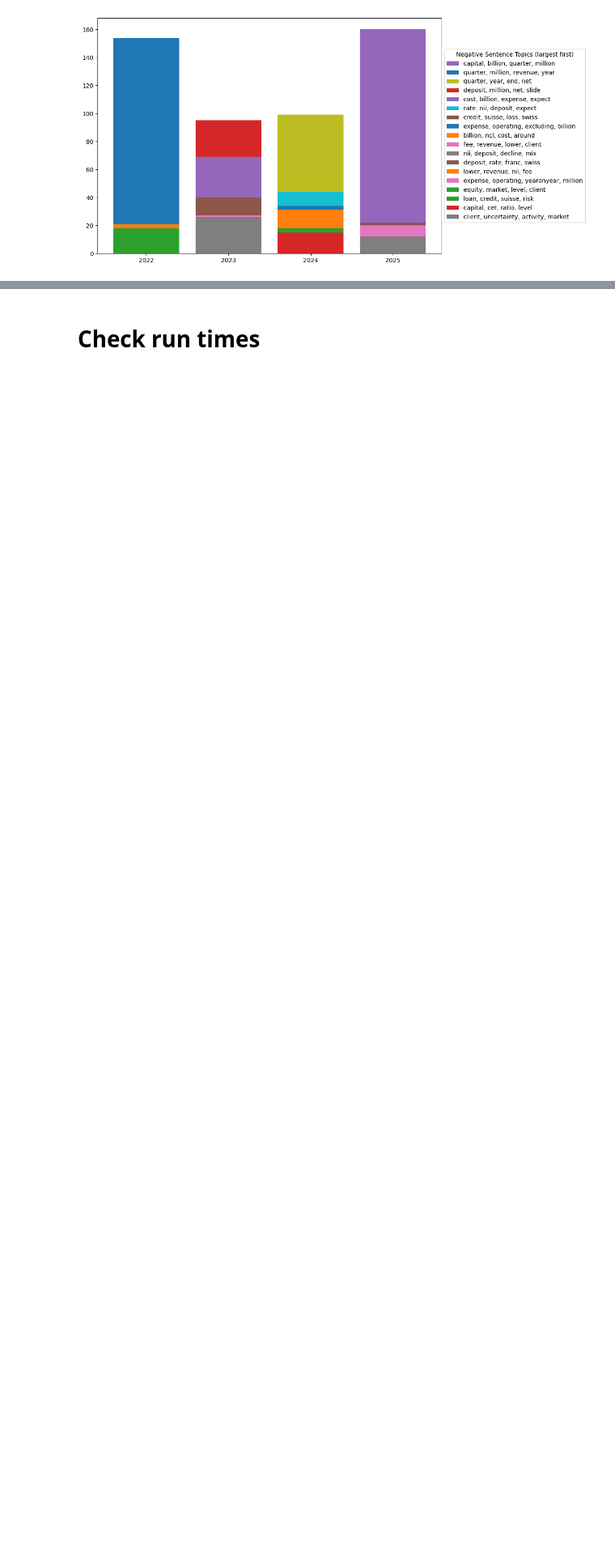
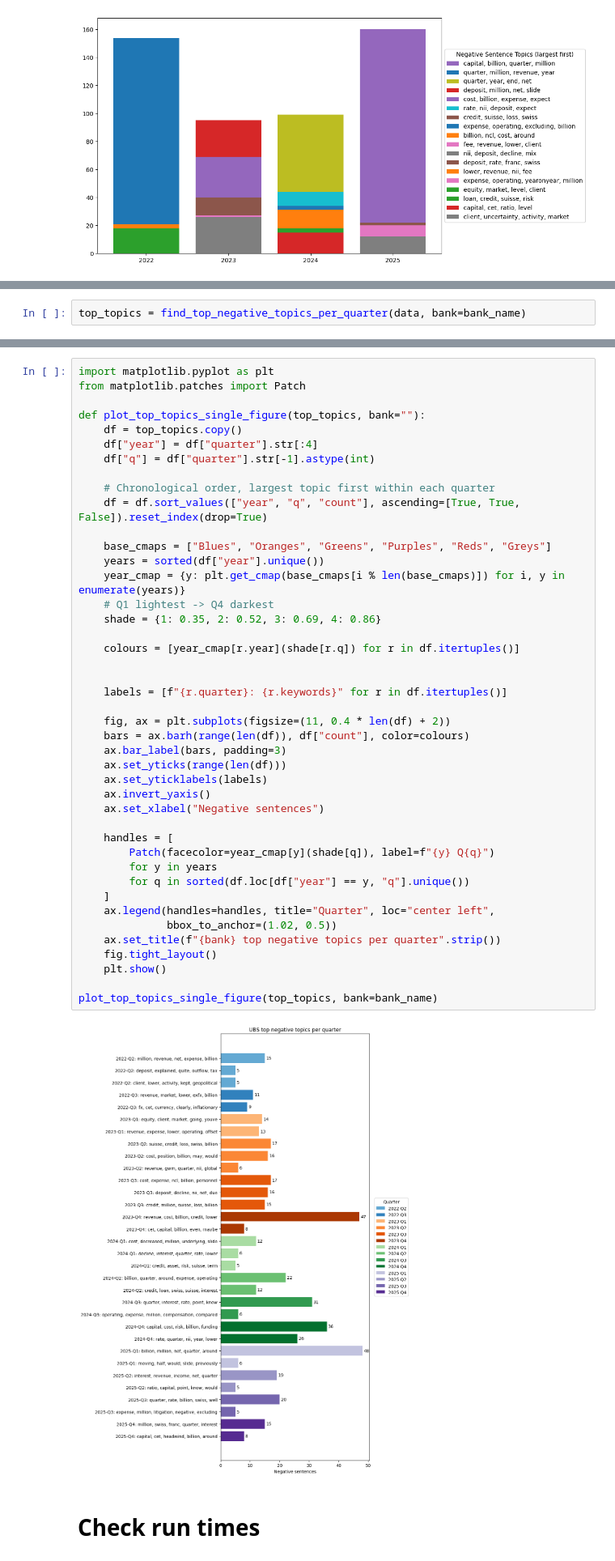
Before and after one commit to maybebool/boe-financial-analysis, a Jupyter notebook: notebooks/rachel/All_in_one/v2_sentiment_classifier/v2_sentiment_classification.ipynb, the cells around one changed output, grey strips where cells are left out. Shown at 81% size. Cells and saved outputs as stored; diff of their text form; blank space fills up the shorter version.

Commit message:
Updated Bertopic plot as top 3 topics per quarter

```diff
--- a/notebooks/rachel/All_in_one/v2_sentiment_classifier/v2_sentiment_classification.ipynb
+++ b/notebooks/rachel/All_in_one/v2_sentiment_classifier/v2_sentiment_classification.ipynb
@@ -1412,0 +1507,2 @@ plt.show()
+# %%
+top_topics = find_top_negative_topics_per_quarter(data, bank=bank_name)
@@ -1413,3 +1532,48 @@ plt.show()
+# %%
+import matplotlib.pyplot as plt
+from matplotlib.patches import Patch
+
+def plot_top_topics_single_figure(top_topics, bank=""):
+    df = top_topics.copy()
+    df["year"] = df["quarter"].str[:4]
+    df["q"] = df["quarter"].str[-1].astype(int)
+
+    # Chronological order, largest topic first within each quarter
+    df = df.sort_values(["year", "q", "count"], ascending=[True, True, False]).reset_index(drop=True)
+
+    base_cmaps = ["Blues", "Oranges", "Greens", "Purples", "Reds", "Greys"]
+    years = sorted(df["year"].unique())
+    year_cmap = {y: plt.get_cmap(base_cmaps[i % len(base_cmaps)]) for i, y in enumerate(years)}
+    # Q1 lightest -> Q4 darkest
+    shade = {1: 0.35, 2: 0.52, 3: 0.69, 4: 0.86}
+
+    colours = [year_cmap[r.year](shade[r.q]) for r in df.itertuples()]
+
+
+    labels = [f"{r.quarter}: {r.keywords}" for r in df.itertuples()]
+
+    fig, ax = plt.subplots(figsize=(11, 0.4 * len(df) + 2))
+    bars = ax.barh(range(len(df)), df["count"], color=colours)
+    ax.bar_label(bars, padding=3)
+    ax.set_yticks(range(len(df)))
+    ax.set_yticklabels(labels)
+    ax.invert_yaxis()
+    ax.set_xlabel("Negative sentences")
+
+    handles = [
+        Patch(facecolor=year_cmap[y](shade[q]), label=f"{y} Q{q}")
+        for y in years
+        for q in sorted(df.loc[df["year"] == y, "q"].unique())
+    ]
+    ax.legend(handles=handles, title="Quarter", loc="center left",
+              bbox_to_anchor=(1.02, 0.5))
+    ax.set_title(f"{bank} top negative topics per quarter".strip())
+    fig.tight_layout()
+    plt.show()
+
+plot_top_topics_single_figure(top_topics, bank=bank_name)
+# %% [output]
+[figure, added]
 # %% [markdown]
 # Check run times
 # %%
```
Also changed, not shown: parts of 6 cells of this notebook.
